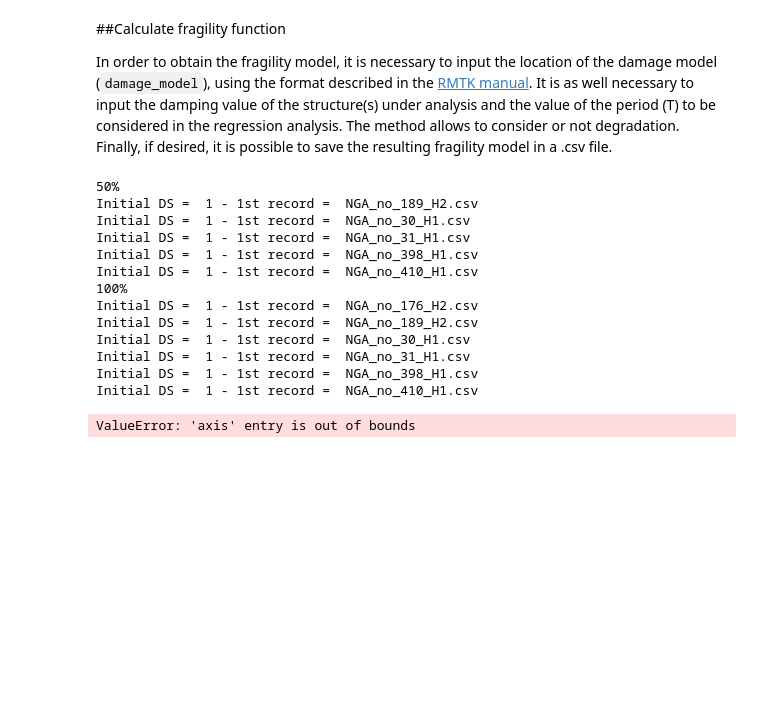
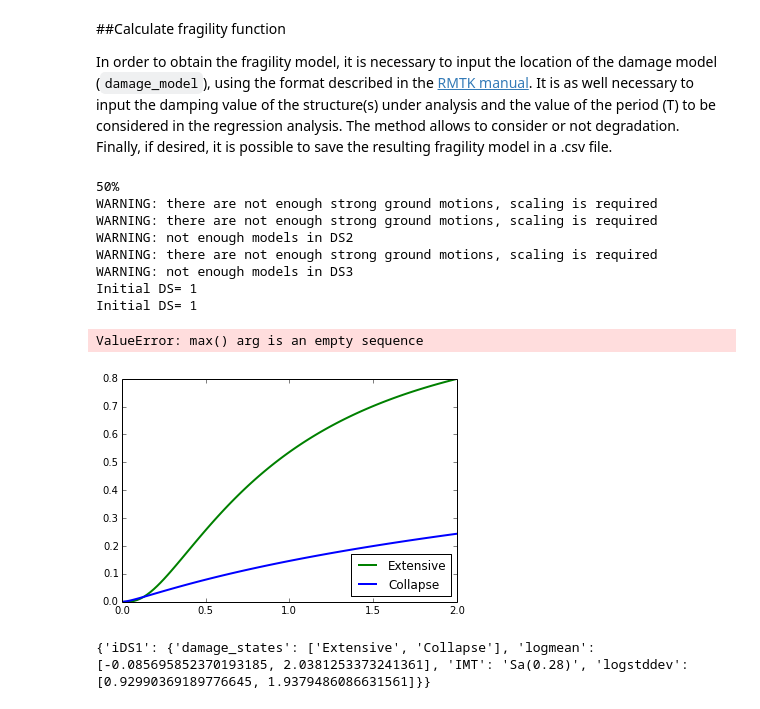
Before and after one commit to GEMScienceTools/rmtk, a Jupyter notebook: rmtk/vulnerability/derivation_fragility/MSA2_on_SDOF/2MSA_on_SDOF.ipynb, the cells around one changed output. Saved outputs shown, nothing was run; the diff lists cells and outputs as text; code cells hidden in the pictures; blank space fills up the shorter version.

```diff
--- a/rmtk/vulnerability/derivation_fragility/MSA2_on_SDOF/2MSA_on_SDOF.ipynb
+++ b/rmtk/vulnerability/derivation_fragility/MSA2_on_SDOF/2MSA_on_SDOF.ipynb
@@ -37,35 +35,39 @@ utils.plot_response_spectra(gmrs,minT,maxT)
 In order to obtain the fragility model, it is necessary to input the location of the damage model (`damage_model`), using the format described in the [RMTK manual](../../../../../rmtk-docs.pdf). It is as well necessary to input the damping value of the structure(s) under analysis and the value of the period (T) to be considered in the regression analysis. The method allows to consider or not degradation. Finally, if desired, it is possible to save the resulting fragility model in a .csv file.
 # %%
 import double_MSA_on_SDOF
+damage_model = utils.read_damage_model('../../../../../rmtk_data/damage_model_sdof_first_mode.csv')
 
-damage_model = utils.read_damage_model('../../../../../rmtk_data/damage_model.csv')
 damping = 0.05
-T = 2.0
+T = 0.28
 degradation = False
-regression_method = 'least squares'
-save = True
-output_type = 'logmean-cov'
-number_models_in_DS = 10
+number_models_in_DS = 2
 PDM, Sds = double_MSA_on_SDOF.calculate_fragility(capacity_curves,gmrs,damage_model,damping,degradation, number_models_in_DS)
 # %% [output]
 50%
-Initial DS =  1 - 1st record =  NGA_no_189_H2.csv
-Initial DS =  1 - 1st record =  NGA_no_30_H1.csv
-Initial DS =  1 - 1st record =  NGA_no_31_H1.csv
-Initial DS =  1 - 1st record =  NGA_no_398_H1.csv
-Initial DS =  1 - 1st record =  NGA_no_410_H1.csv
-100%
-Initial DS =  1 - 1st record =  NGA_no_176_H2.csv
-Initial DS =  1 - 1st record =  NGA_no_189_H2.csv
-Initial DS =  1 - 1st record =  NGA_no_30_H1.csv
-Initial DS =  1 - 1st record =  NGA_no_31_H1.csv
-Initial DS =  1 - 1st record =  NGA_no_398_H1.csv
-Initial DS =  1 - 1st record =  NGA_no_410_H1.csv
+WARNING: there are not enough strong ground motions, scaling is required
+WARNING: there are not enough strong ground motions, scaling is required
+WARNING: not enough models in DS2
+WARNING: there are not enough strong ground motions, scaling is required
+WARNING: not enough models in DS3
+Initial DS= 1
+Initial DS= 1
+ValueError: max() arg is an empty sequence
-# %%
-fragility_model = utils.calculate_mean_fragility(gmrs,PDM,T,damping,'Sa',damage_model,regression_method)
-utils.plot_fragility_model(fragility_model,0.01,2)
-# %% [output]
-ValueError: 'axis' entry is out of bounds
+# %%
+import MSA_post_processing
+
+regression_method = 'least squares'
+save = True
+output_type = 'logmean-cov'
+IMT = 'Sa' # 'Sa','Sd','PGA'
+Nstripes = 10
+Nrecords = 10
+method = 'least squares'
+fragility_model = MSA_post_processing.calculate_fragility_model_damaged(PDM,Sds,gmrs,IMT,Nstripes,Nrecords,damage_model,T,damping, method)
+# %%
+for iDS in range(1,2):
+    utils.plot_fragility_model(fragility_model['iDS' + str(iDS)],0.01,2)
+# %% [output]
+[figure, added]
 # %%
 taxonomy = "RC"
 minIML, maxIML = 0.01, 2.00
@@ -74,0 +77,4 @@ utils.save_mean_fragility(taxonomy, fragility_model, minIML, maxIML, output_type
+# %%
+print fragility_model
+# %% [output]
+{'iDS1': {'damage_states': ['Extensive', 'Collapse'], 'logmean': [-0.085695852370193185, 2.0381253373241361], 'IMT': 'Sa(0.28)', 'logstddev': [0.92990369189776645, 1.9379486086631561]}}
```
Also changed, not shown: parts of 4 cells of this notebook, 30 other files.
